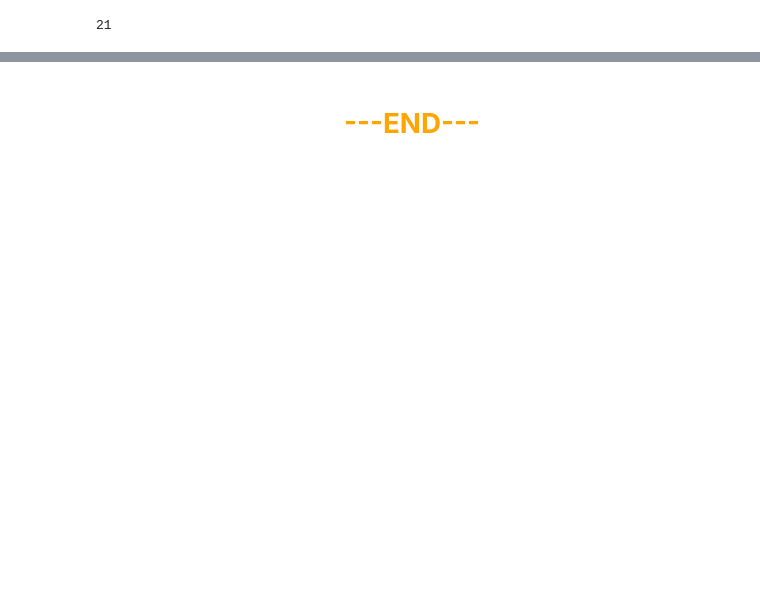
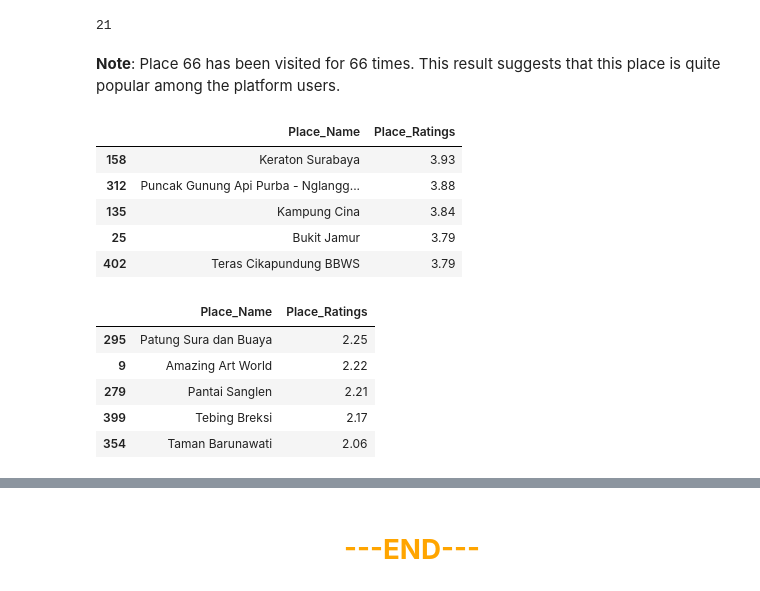
Before and after one commit to LingAdeu/hybrid-recommendation-system, a Jupyter notebook: notebook/notebook.ipynb, the cells around one changed output, grey strips where cells are left out. Saved outputs shown, nothing was run; the diff lists cells and outputs as text; code cells hidden in the pictures; blank space fills up the shorter version.

```diff
--- a/notebook/ContentFiltering.ipynb
+++ b/notebook/notebook.ipynb
@@ -605,3 +615,27 @@ merged_df[merged_df['Place_Id'] == 66].drop_duplicates(subset='Place_Id')
 len(merged_df[merged_df['Place_Id'] == 66])
 # %% [output]
 21
+# %% [markdown]
+**Note**: Place 66 has been visited for 66 times. This result suggests that this place is quite popular among the platform users.
+# %%
+display(merged_df.groupby('Place_Name', as_index=False)
+        .agg(func={'Place_Ratings':'mean'}).round(2)
+        .sort_values(by='Place_Ratings', ascending=False)
+        .head())
+display(merged_df.groupby('Place_Name', as_index=False)
+        .agg(func={'Place_Ratings':'mean'}).round(2)
+        .sort_values(by='Place_Ratings', ascending=False)
+        .tail())
+# %% [output]
+|  | Place_Name | Place_Ratings |
+| 158 | Keraton Surabaya | 3.93 |
+| 312 | Puncak Gunung Api Purba - Nglangg... | 3.88 |
+| 135 | Kampung Cina | 3.84 |
+| 25 | Bukit Jamur | 3.79 |
+| 402 | Teras Cikapundung BBWS | 3.79 |
+|  | Place_Name | Place_Ratings |
+| 295 | Patung Sura dan Buaya | 2.25 |
+| 9 | Amazing Art World | 2.22 |
+| 279 | Pantai Sanglen | 2.21 |
+| 399 | Tebing Breksi | 2.17 |
+| 354 | Taman Barunawati | 2.06 |
```
Also changed, not shown: parts of 17 cells of this notebook, 1 other file.
